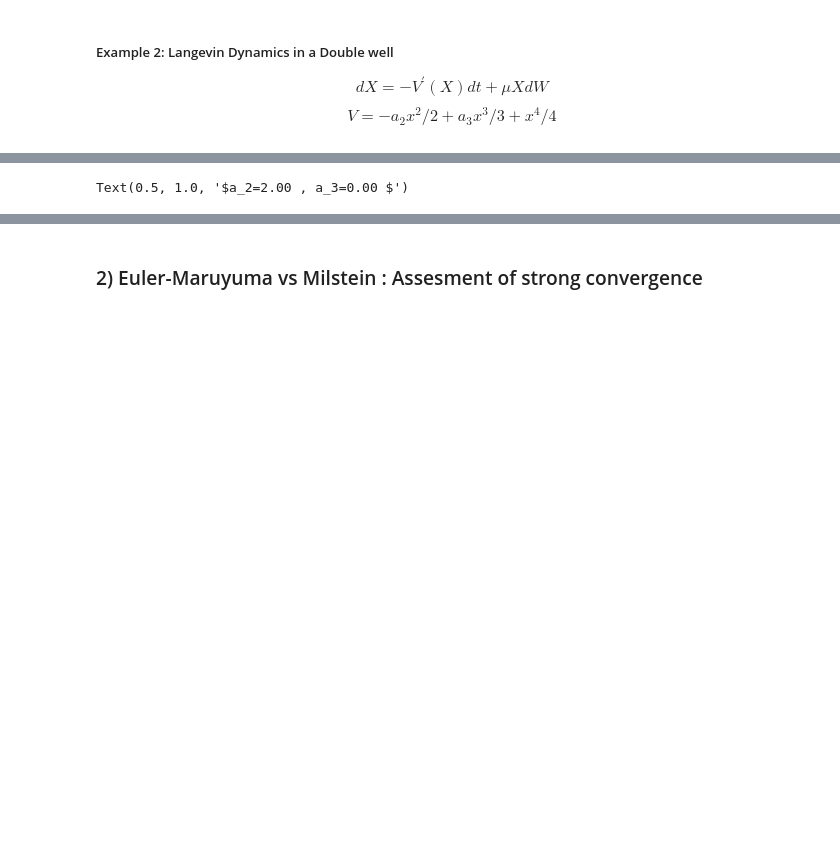
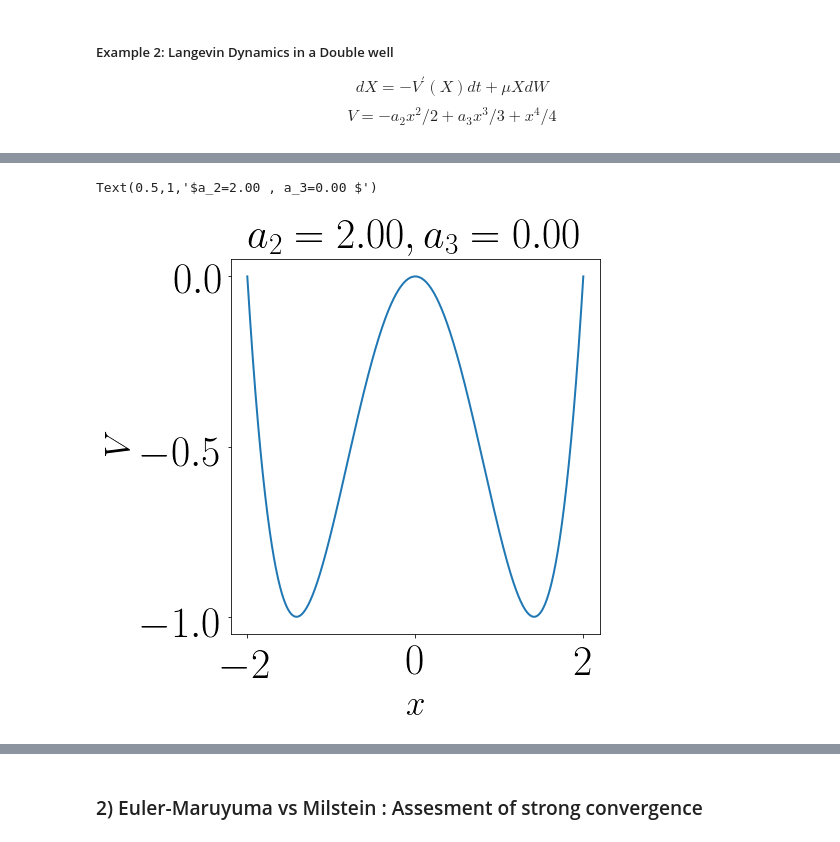
Before and after one commit to sthalabard/SDE-2019, a Jupyter notebook: Lecture4_NumericalSDE.ipynb, the cells around one changed output, grey strips where cells are left out. Saved outputs shown, nothing was run; the diff lists cells and outputs as text; code cells hidden in the pictures; blank space fills up the shorter version.

```diff
--- a/Lecture4_NumericalSDE.ipynb
+++ b/Lecture4_NumericalSDE.ipynb
@@ -136,7 +142,7 @@ def WwellDiff(z,t,a2=1,a3=2,mu=0):
     drift,diffusion,diffusionprime=-Vprime(z,a2,a3),mu,0
     return drift,diffusion,diffusionprime
 
-
+rc('font',**font)
 fig,ax=subplots(1,1,figsize=(1*figheight,figheight),num='New')
 a=ax
 a2=2
@@ -152,4 +156,5 @@ a.set_title('$a_2=%0.2f , a_3=%0.2f $' %(a2,a3))
-Text(0.5, 1.0, '$a_2=2.00 , a_3=0.00 $')
+Text(0.5,1,'$a_2=2.00 , a_3=0.00 $')
+[figure, added]
 # %%
 def Doublewell(z,t,a2=1,a3=2):
     drift,diffusion,diffusionprime=lam*z,mu*z,mu
```
Also changed, not shown: parts of 9 cells of this notebook.
